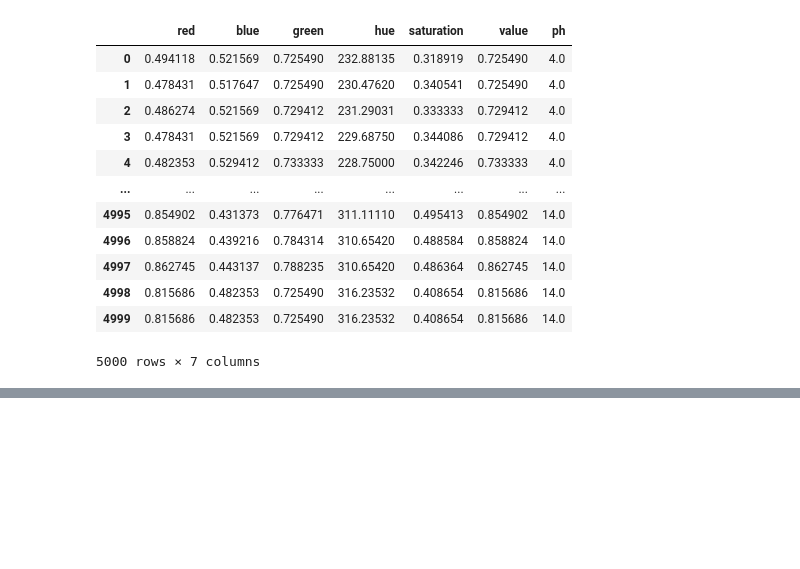
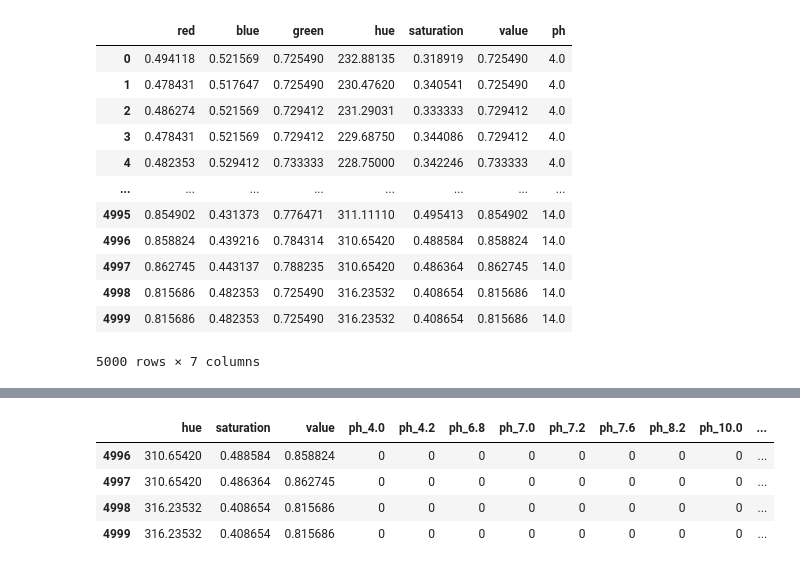
Before and after one commit to EmmanuelOoko/pHChlorine, a Jupyter notebook: ph_data.ipynb, the cells around one changed output, grey strips where cells are left out. Saved outputs shown, nothing was run; the diff lists cells and outputs as text; code cells hidden in the pictures; blank space fills up the shorter version.

```diff
--- a/ph_data.ipynb
+++ b/ph_data.ipynb
@@ -723,0 +741,9 @@ result.to_csv('/content/ph_datasets/ph_dataset.csv')
+# %%
+dataset.drop(['red', 'blue', 'green'], axis=1, inplace=True) #Dropping the RGB Values
+dataset.tail(4)
+# %% [output]
+|  | hue | saturation | value | ph_4.0 | ph_4.2 | ph_6.8 | ph_7.0 | ph_7.2 | ph_7.6 | ph_8.2 | ph_10.0 | ... |
+| 4996 | 310.65420 | 0.488584 | 0.858824 | 0 | 0 | 0 | 0 | 0 | 0 | 0 | 0 | ... |
+| 4997 | 310.65420 | 0.486364 | 0.862745 | 0 | 0 | 0 | 0 | 0 | 0 | 0 | 0 | ... |
+| 4998 | 316.23532 | 0.408654 | 0.815686 | 0 | 0 | 0 | 0 | 0 | 0 | 0 | 0 | ... |
+| 4999 | 316.23532 | 0.408654 | 0.815686 | 0 | 0 | 0 | 0 | 0 | 0 | 0 | 0 | ... |
```
Also changed, not shown: parts of 20 cells of this notebook.
